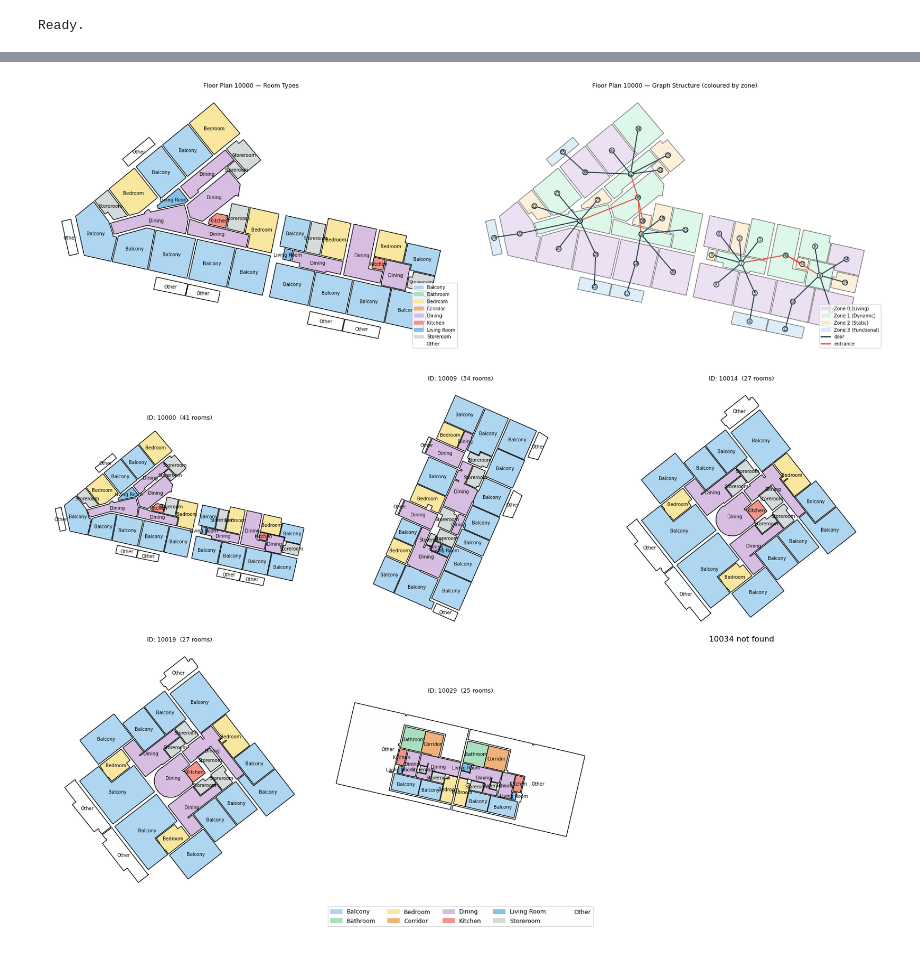
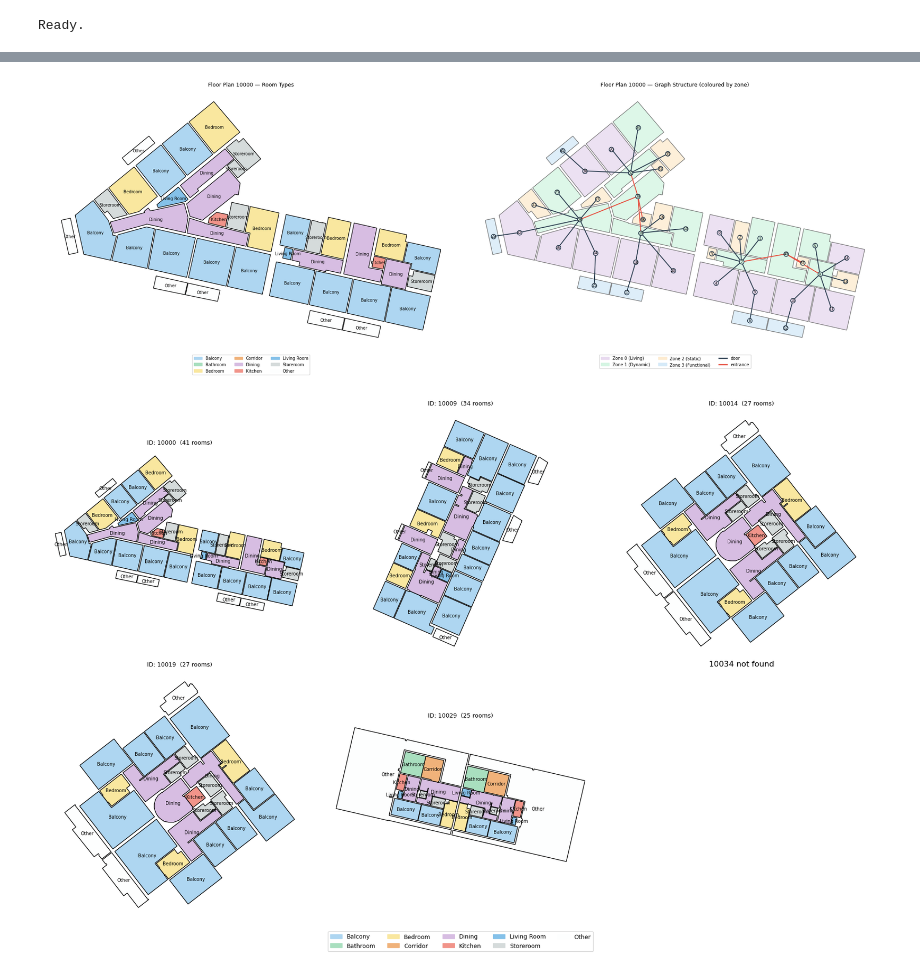
Before and after one commit to charles-abichahine/GraphML_G02, a Jupyter notebook: 01_dataset/floor_plan/explore_dataset.ipynb, the cells around one changed output, grey strips where cells are left out. Drawn from its saved outputs; the diff is of its cells as text; code cells hidden in the pictures.

```diff
--- a/01_dataset/floor_plan/explore_dataset.ipynb
+++ b/01_dataset/floor_plan/explore_dataset.ipynb
@@ -81,22 +83,21 @@ Connectivity types: {'door', 'entrance'}
 # %%
 # ── Graph structure overlay ───────────────────────────────────────────────────
-# Shows the floor plan (coloured by zone) with the graph drawn on top:
-# nodes = room centroids, edges = door/entrance connections
 PLAN_ID = '10000'
 
 g_out = load(DATA_PATH + f'graph_out/{PLAN_ID}.pickle')
 g_in  = load(DATA_PATH + f'graph_in/{PLAN_ID}.pickle')
 
-fig, axes = plt.subplots(1, 2, figsize=(18, 8))
+fig, axes = plt.subplots(1, 2, figsize=(20, 8))
 
-# Left: floor plan coloured by room type
+# Left: room types
 draw_plan(axes[0], g_out, f'Floor Plan {PLAN_ID} — Room Types')
 legend_rooms = [mpatches.Patch(color=ROOM_COLORS[k], label=ROOM_NAMES[k]) for k in ROOM_NAMES]
-axes[0].legend(handles=legend_rooms, loc='lower right', fontsize=7)
+axes[0].legend(handles=legend_rooms, fontsize=7,
+               bbox_to_anchor=(0.5, -0.02), loc='upper center',
+               ncol=3, borderaxespad=0)
 
-# Right: floor plan coloured by zone + graph overlaid
+# Right: zone + graph overlay
 ax = axes[1]
-# draw rooms coloured by zone type
 for node, data in g_out.nodes(data=True):
     geom = data.get('geometry')
     if geom is None:
@@ -108,42 +109,40 @@ for node, data in g_out.nodes(data=True):
                       edgecolor='#555', linewidth=1, alpha=0.8)
     ax.add_patch(poly)
 
-# collect centroids
 pos = {}
 for node, data in g_out.nodes(data=True):
     c = data.get('centroid')
     if c is not None:
         pos[node] = (c.x if hasattr(c, 'x') else c[0], c.y if hasattr(c, 'y') else c[1])
 
-# draw edges
 for u, v, edata in g_in.edges(data=True):
     if u in pos and v in pos:
-        x0, y0 = pos[u]
-        x1, y1 = pos[v]
+        x0, y0 = pos[u]; x1, y1 = pos[v]
         color = '#E74C3C' if edata.get('connectivity') == 'entrance' else '#2C3E50'
         ax.plot([x0, x1], [y0, y1], color=color, linewidth=1.5, zorder=2)
 
-# draw nodes
 for node, (x, y) in pos.items():
     zone = g_in.nodes[node].get('zoning_type', 0)
     ax.scatter(x, y, s=60, color=ZONE_COLORS[zone % len(ZONE_COLORS)],
                edgecolors='#2C3E50', linewidths=1.2, zorder=3)
     ax.text(x, y, str(node), fontsize=6, ha='center', va='center', zorder=4)
 
 ax.autoscale()
 ax.set_aspect('equal')
 ax.axis('off')
 ax.set_title(f'Floor Plan {PLAN_ID} — Graph Structure (coloured by zone)', fontsize=9)
 
 legend_zones = [mpatches.Patch(color=ZONE_COLORS[k], label=ZONE_NAMES[k]) for k in ZONE_NAMES]
 legend_edges = [plt.Line2D([0],[0], color='#2C3E50', lw=2, label='door'),
                 plt.Line2D([0],[0], color='#E74C3C', lw=2, label='entrance')]
-ax.legend(handles=legend_zones + legend_edges, loc='lower right', fontsize=7)
+ax.legend(handles=legend_zones + legend_edges, fontsize=7,
+          bbox_to_anchor=(0.5, -0.02), loc='upper center',
+          ncol=3, borderaxespad=0)
 
 plt.tight_layout()
 plt.show()
 # %% [output]
-[figure, old version]
+[figure, new version]
 # %%
 # ── Browse multiple plans at once ─────────────────────────────────────────────
 PLAN_IDS = ['10000', '10009', '10014', '10019', '10029', '10034']
```
Also changed, not shown: parts of 1 cell of this notebook, 2 other files.
